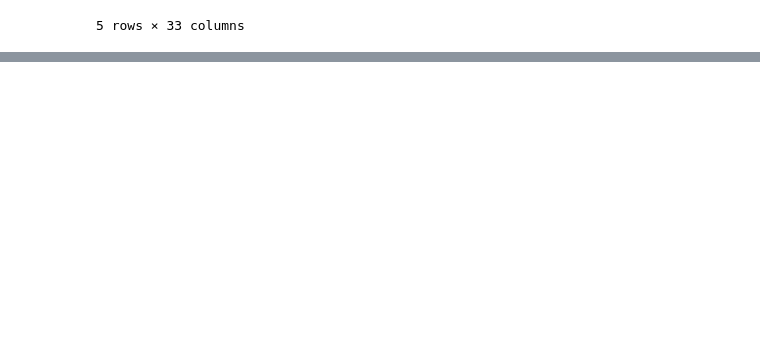
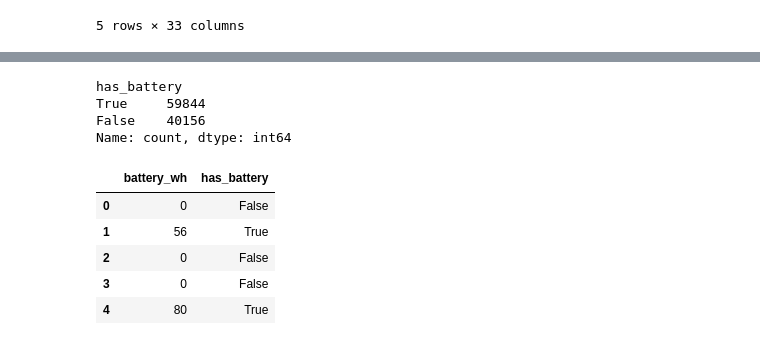
Before and after one commit to ATMD4/AnaliseDados, a Jupyter notebook: ADVD.ipynb, the cells around one changed output, grey strips where cells are left out. Drawn from its saved outputs; the diff is of its cells as text; code cells hidden in the pictures; blank space fills up the shorter version.

```diff
--- a/ADVD.ipynb
+++ b/ADVD.ipynb
@@ -225,0 +267,18 @@ Name: count, dtype: int64
+# %%
+df["has_battery"] = df["battery_wh"] > 0
+
+df["has_battery"].value_counts()
+# %% [output]
+has_battery
+True     59844
+False    40156
+Name: count, dtype: int64
+# %%
+df[["battery_wh", "has_battery"]].head()
+# %% [output]
+|  | battery_wh | has_battery |
+| 0 | 0 | False |
+| 1 | 56 | True |
+| 2 | 0 | False |
+| 3 | 0 | False |
+| 4 | 80 | True |
```
Also changed, not shown: parts of 57 cells of this notebook, 1 other file.
